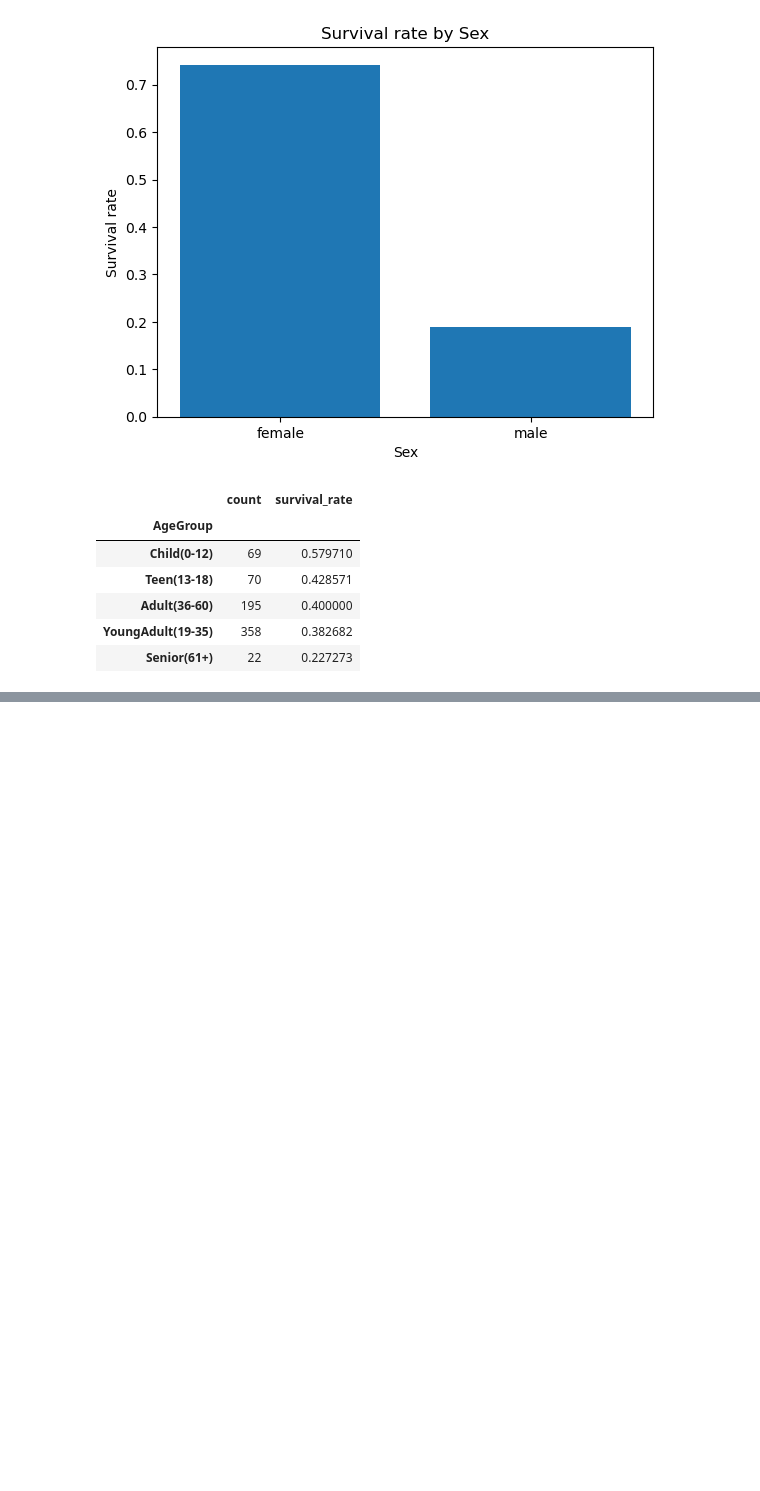
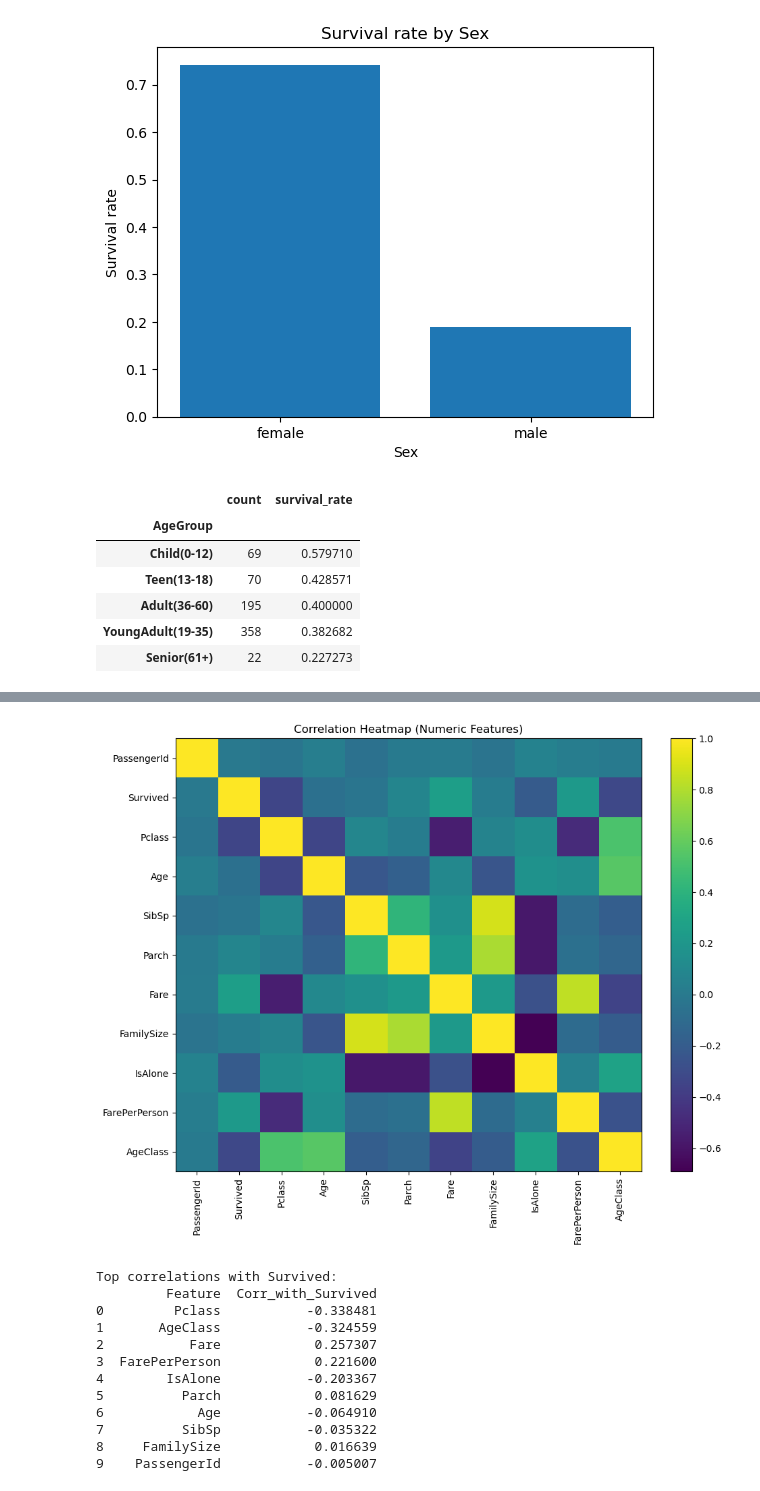
Before and after one commit to Tazrin191/killing-it-daily-practice, a Jupyter notebook: notebooks/02_pandas_basics.ipynb, the cells around one changed output, grey strips where cells are left out. Saved outputs shown, nothing was run; the diff lists cells and outputs as text; code cells hidden in the pictures; blank space fills up the shorter version.

```diff
--- a/notebooks/02_pandas_basics.ipynb
+++ b/notebooks/02_pandas_basics.ipynb
@@ -377,0 +411,10 @@ df["AgeGroup"] = pd.cut(df["Age"], bins=bins, labels=labels, include_lowest=True
+# %%
+if "Fare" in df.columns:
+    df["FareBand"] = pd.qcut(df["Fare"], q=4, labels=["Low", "Mid", "High", "Top"])
+# %%
+if "Name" in df.columns:
+    df["Title"] = df["Name"].str.extract(r",\s*([^\.]+)\.", expand=False).str.strip()
+
+    # Group rare titles
+    common_titles = ["Mr", "Mrs", "Miss", "Master"]
+    df["Title"] = df["Title"].where(df["Title"].isin(common_titles), "Rare")
@@ -377,0 +482,14 @@ df["AgeGroup"] = pd.cut(df["Age"], bins=bins, labels=labels, include_lowest=True
+# %%
+num_df = df.select_dtypes(include="number").copy()
+
+# Correlation matrix (Pearson)
+corr = num_df.corr(numeric_only=True)
+
+print("\nCorrelation matrix (first few rows/cols):")
+print(corr.iloc[:10, :10])
+
+# If you have Survived, sort correlations with Survived
+if "Survived" in corr.columns:
+    corr_with_target = corr["Survived"].drop("Survived").sort_values(key=lambda s: s.abs(), ascending=False)
+    print("\nCorrelation with Survived (sorted by absolute strength):")
+    print(corr_with_target)
@@ -377,0 +514,30 @@ df["AgeGroup"] = pd.cut(df["Age"], bins=bins, labels=labels, include_lowest=True
+# %%
+plt.figure(figsize=(10, 8))
+plt.imshow(corr, aspect="auto")
+plt.colorbar()
+plt.xticks(range(len(corr.columns)), corr.columns, rotation=90)
+plt.yticks(range(len(corr.index)), corr.index)
+plt.title("Correlation Heatmap (Numeric Features)")
+plt.tight_layout()
+plt.show()
+
+# Show top correlations with Survived as a clean table
+if "Survived" in corr.columns:
+    top_corr_table = corr_with_target.reset_index()
+    top_corr_table.columns = ["Feature", "Corr_with_Survived"]
+    print("\nTop correlations with Survived:")
+    print(top_corr_table.head(10))
+# %% [output]
+[figure, added]
+Top correlations with Survived:
+         Feature  Corr_with_Survived
+0         Pclass           -0.338481
+1       AgeClass           -0.324559
+2           Fare            0.257307
+3  FarePerPerson            0.221600
+4        IsAlone           -0.203367
+5          Parch            0.081629
+6            Age           -0.064910
+7          SibSp           -0.035322
+8     FamilySize            0.016639
+9    PassengerId           -0.005007
```
Also changed, not shown: parts of 11 cells of this notebook, 2 other files.
